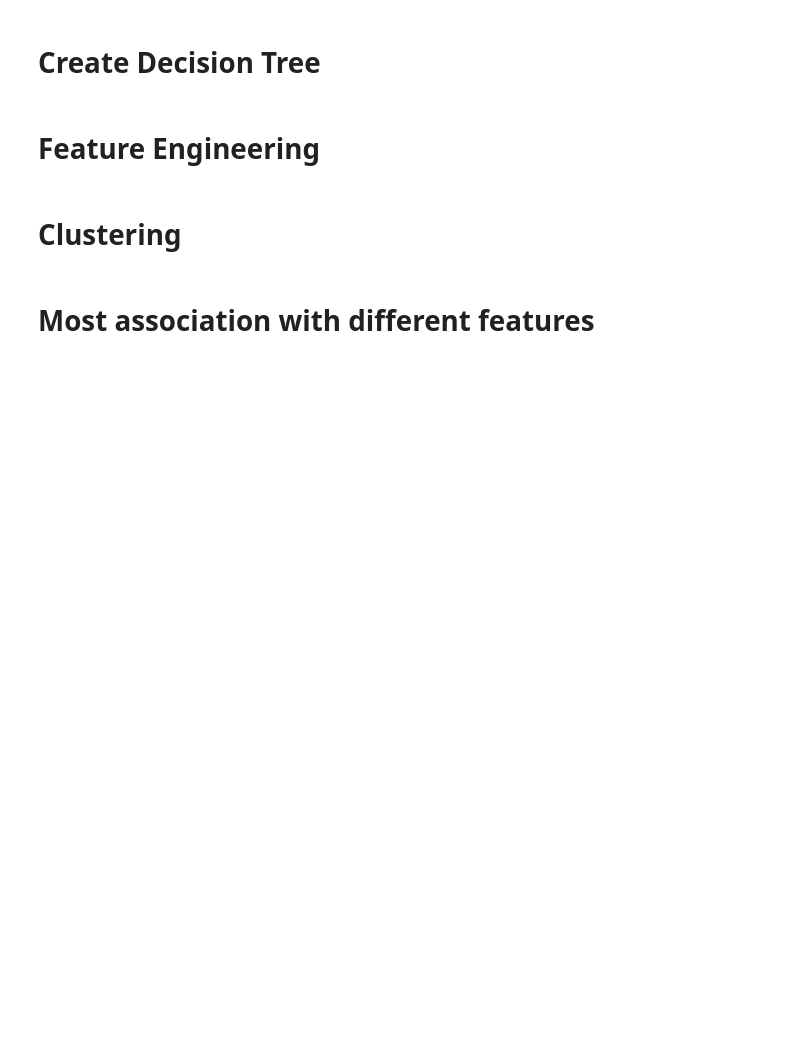
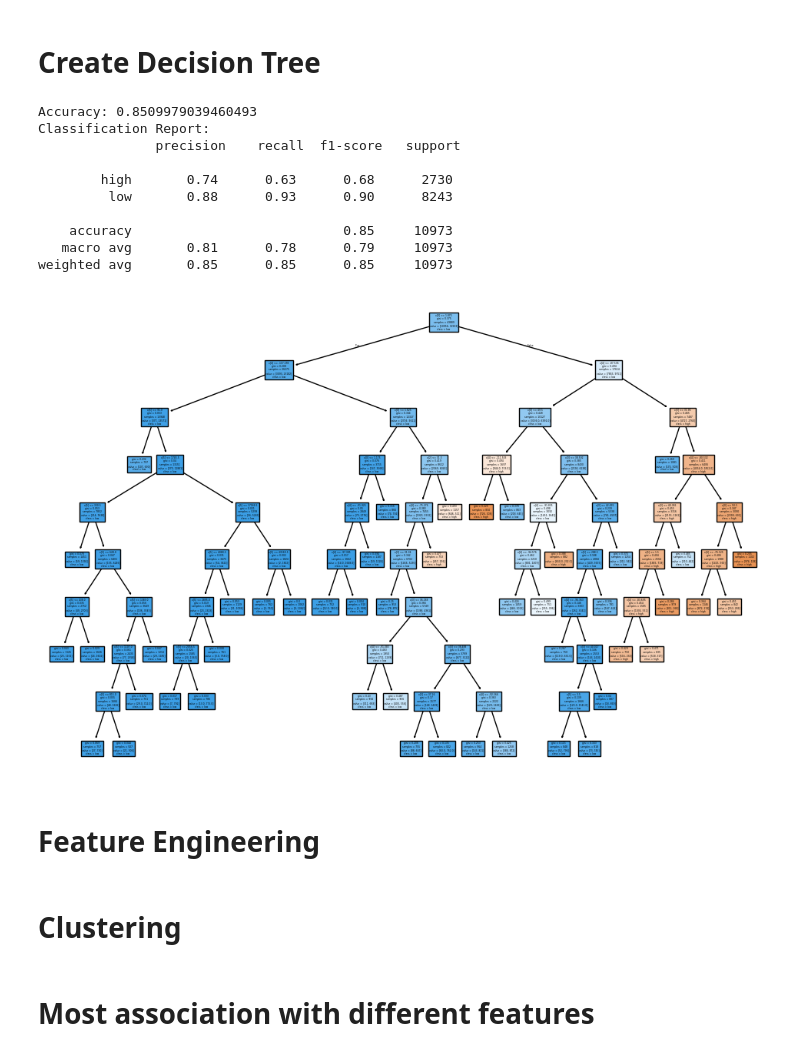
Before and after one commit to DConly/MachineLearningProject, a Jupyter notebook: mainJupyterNotebook.ipynb, the cells around one changed output. Drawn from its saved outputs; the diff is of its cells as text; code cells hidden in the pictures; blank space fills up the shorter version.

Commit message:
Decision tree with agressive feature engineering

```diff
--- a/mainJupyterNotebook.ipynb
+++ b/mainJupyterNotebook.ipynb
@@ -87,6 +87,10 @@ df['LON'] = df.apply(combine_longitudes, axis=1)
 df['ELAPSED_TIME_MIN'] = df.apply(calculate_elapsed_minutes, axis=1)
 
 # Drop unnecessary columns
+df = df.drop(columns=['EVENT_TYPE'])
+
+# Verify the result
+#print(df.columns)
 df = df.drop(columns=[
     'CZ_TYPE', 'CZ_FIPS', 'EPISODE_ID', 'EVENT_ID', 'EPISODE_NARRATIVE', 'EVENT_NARRATIVE',
     'DATA_SOURCE', 'SOURCE', 'INJURIES_DIRECT', 'INJURIES_INDIRECT', 'DEATHS_DIRECT',
@@ -94,9 +98,9 @@ df = df.drop(columns=[
     'CZ_NAME', 'WFO', 'CZ_TIMEZONE', 'BEGIN_RANGE', 'BEGIN_DATE_TIME', 'END_DATE_TIME',
     'TOR_OTHER_CZ_NAME', 'TOR_OTHER_CZ_STATE', 'TOR_OTHER_CZ_FIPS', 'TOR_OTHER_WFO',
     'END_RANGE', 'BEGIN_AZIMUTH', 'END_AZIMUTH', 'BEGIN_LON', 'END_LON', 'BEGIN_LAT', 'END_LAT', 'BEGIN_LOCATION', 'END_LOCATION',
-    'BEGIN_YEARMONTH', 'END_YEARMONTH', 'STATE', 'STATE_FIPS', 'YEAR', 'CATEGORY'
+    'BEGIN_YEARMONTH', 'END_YEARMONTH', 'STATE', 'STATE_FIPS', 'YEAR', 'CATEGORY', 'MAGNITUDE_TYPE',
 ])
 
 # Print columns used
-print("Columns used in the model:", feature_names)
+print(df.columns)
 # %% [output]
@@ -140,10 +127,10 @@ print(df['DAMAGE_CATEGORY'].value_counts())
 
 # --- ENCODE CATEGORICAL VARIABLES --- #
 # List of categorical columns that you want to include as features
-categorical_columns = ['EVENT_TYPE', 'MAGNITUDE_TYPE', 'TOR_F_SCALE']
+categorical_columns = [ 'MAGNITUDE_TYPE', 'TOR_F_SCALE']
 
 # Use get_dummies to convert categorical columns to dummy/indicator variables.
-encoded_cats = pd.get_dummies(df[categorical_columns], drop_first=True)
+#encoded_cats = pd.get_dummies(df[categorical_columns], drop_first=True)
 
 # --- PREPARE FEATURE MATRIX --- #
 # Select the numeric columns and drop any that are not desired as features.
@@ -151,20 +138,20 @@ numeric_columns = df.select_dtypes(include=[np.number]).columns
 X_numeric = df[numeric_columns].drop(columns=['DAMAGE_PROPERTY', 'DAMAGE_CROPS'])
 
 # Combine numeric features with the encoded categorical features.
-X_full = pd.concat([X_numeric, encoded_cats], axis=1)
+#X_full = pd.concat([X_numeric, encoded_cats], axis=1)
 
 # Impute missing values in the feature matrix
 imputer = SimpleImputer(strategy='median')
-X_full = imputer.fit_transform(X_full)
+#
 
 # The target remains your damage category.
 y = df['DAMAGE_CATEGORY'].values
 
 # Check for NaN values in the feature matrix
-print("NaNs in X after imputation:", np.isnan(X_full).any())
+#print("NaNs in X after imputation:", np.isnan(X_full).any())
 
 # Split the data into train and test sets.
-X_train, X_test, y_train, y_test = train_test_split(X_full, y, test_size=0.2, random_state=42)
+X_train, X_test, y_train, y_test = train_test_split(X_numeric, y, test_size=0.2, random_state=42)
 
 # Confirm that there are no NaN values in the splits.
 print("NaNs in X_train:", np.isnan(X_train).any())
@@ -173,26 +180,38 @@ print("NaNs in X_test:", np.isnan(X_test).any())
 # Create Decision Tree
 # %%
 # Train the Decision Tree Classifier.
-clf = DecisionTreeClassifier(random_state=42)
+clf = DecisionTreeClassifier(random_state=42, min_samples_leaf=750)
 clf.fit(X_train, y_train)
 
 # Predict on the test set and evaluate the model.
 y_pred = clf.predict(X_test)
 print("Accuracy:", accuracy_score(y_test, y_pred))
 print("Classification Report:\n", classification_report(y_test, y_pred))
 
 # Visualize the decision tree.
 plt.figure(figsize=(12, 8))
 
 # For plotting, combine feature names for numeric and dummy variables.
 numeric_feature_names = X_numeric.columns.tolist()
-categorical_feature_names = encoded_cats.columns.tolist()
-feature_names = numeric_feature_names + categorical_feature_names
+#categorical_feature_names = encoded_cats.columns.tolist()
+#feature_names = numeric_feature_names + categorical_feature_names
 
-plot_tree(clf, feature_names=feature_names, class_names=clf.classes_, filled=True, max_depth=1)
+plot_tree(clf, class_names=clf.classes_, filled=True)
 plt.show()
 
-print("Columns used in the model:", feature_names)
+#print("Columns used in the model:" + numeric_feature_names)
+# %% [output]
+Accuracy: 0.8509979039460493
+Classification Report:
+               precision    recall  f1-score   support
+
+        high       0.74      0.63      0.68      2730
+         low       0.88      0.93      0.90      8243
+
+    accuracy                           0.85     10973
+   macro avg       0.81      0.78      0.79     10973
+weighted avg       0.85      0.85      0.85     10973
+[figure, added]
 # %% [markdown]
 # Feature Engineering
 # %% [markdown]
```
Also changed, not shown: parts of 4 cells of this notebook.
